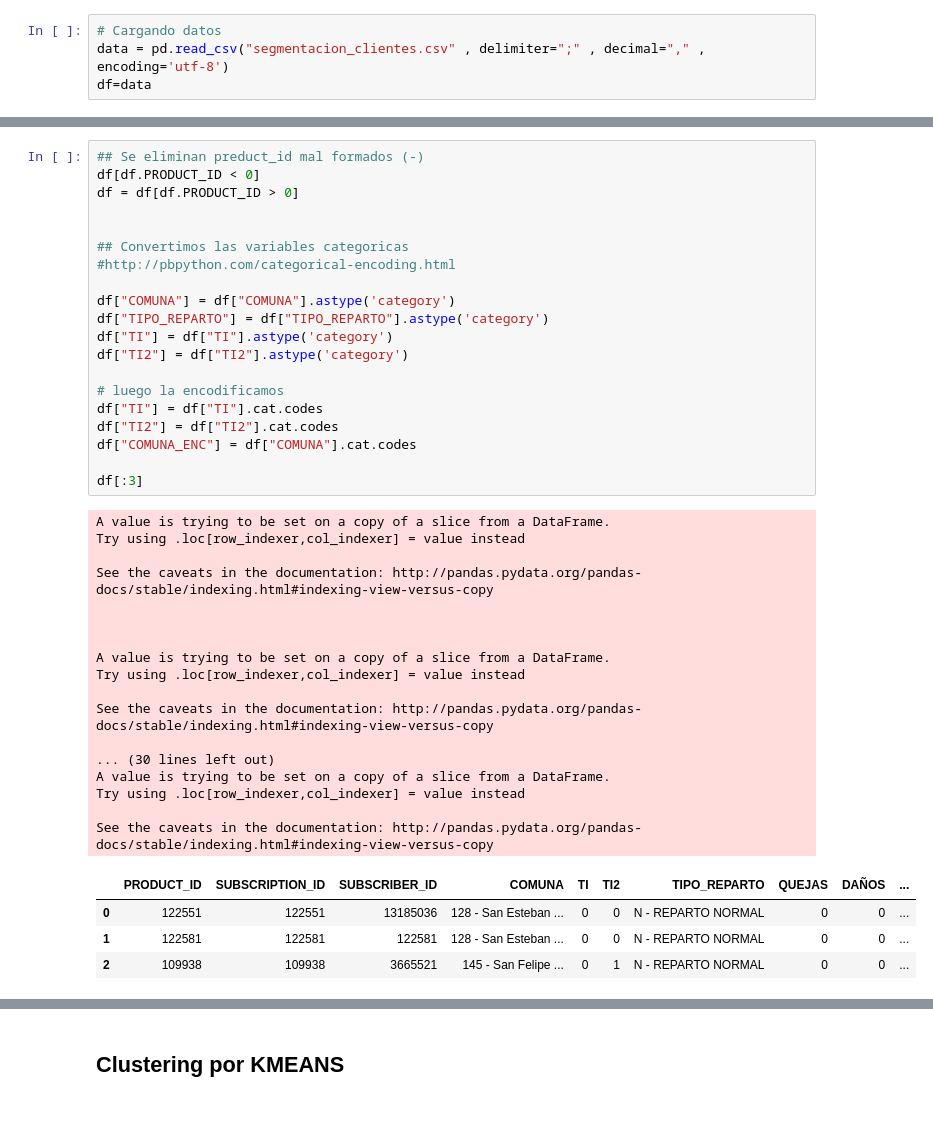
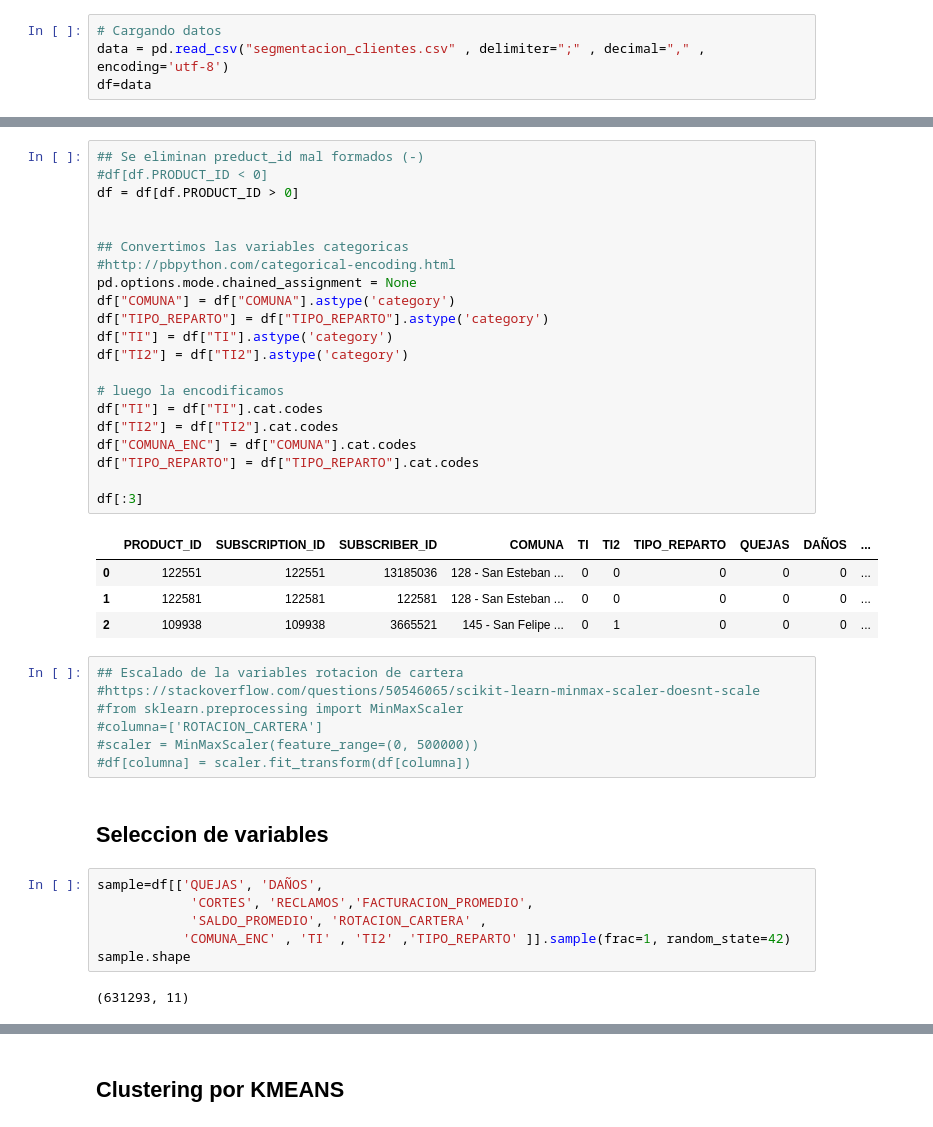
Before and after one commit to slotbite/Jupyter-Notebook, a Jupyter notebook: Modelos/Segmentacion de clientes/Coordenadas Paralelas Kmeans.ipynb, the cells around one changed output, grey strips where cells are left out. Saved outputs shown, nothing was run; the diff lists cells and outputs as text.

```diff
--- a/Modelos/Segmentacion de clientes/Coordenadas Paralelas Kmeans.ipynb
+++ b/Modelos/Segmentacion de clientes/Coordenadas Paralelas Kmeans.ipynb
@@ -24,42 +22,43 @@ Index(['PRODUCT_ID', 'SUBSCRIPTION_ID', 'SUBSCRIBER_ID', 'COMUNA', 'TI', 'TI2',
 # %%
 ## Se eliminan preduct_id mal formados (-)
-df[df.PRODUCT_ID < 0]
+#df[df.PRODUCT_ID < 0]
 df = df[df.PRODUCT_ID > 0]
 
 
 ## Convertimos las variables categoricas
 #http://pbpython.com/categorical-encoding.html
-
+pd.options.mode.chained_assignment = None
 df["COMUNA"] = df["COMUNA"].astype('category')
 df["TIPO_REPARTO"] = df["TIPO_REPARTO"].astype('category')
 df["TI"] = df["TI"].astype('category')
 df["TI2"] = df["TI2"].astype('category')
 
 # luego la encodificamos
 df["TI"] = df["TI"].cat.codes
 df["TI2"] = df["TI2"].cat.codes
 df["COMUNA_ENC"] = df["COMUNA"].cat.codes
+df["TIPO_REPARTO"] = df["TIPO_REPARTO"].cat.codes
 
 df[:3]
 # %% [output]
-A value is trying to be set on a copy of a slice from a DataFrame.
-Try using .loc[row_indexer,col_indexer] = value instead
-
-See the caveats in the documentation: http://pandas.pydata.org/pandas-docs/stable/indexing.html#indexing-view-versus-copy
-
-
-
-A value is trying to be set on a copy of a slice from a DataFrame.
-Try using .loc[row_indexer,col_indexer] = value instead
-
-See the caveats in the documentation: http://pandas.pydata.org/pandas-docs/stable/indexing.html#indexing-view-versus-copy
-
-... (30 lines left out)
-A value is trying to be set on a copy of a slice from a DataFrame.
-Try using .loc[row_indexer,col_indexer] = value instead
-
-See the caveats in the documentation: http://pandas.pydata.org/pandas-docs/stable/indexing.html#indexing-view-versus-copy
 |  | PRODUCT_ID | SUBSCRIPTION_ID | SUBSCRIBER_ID | COMUNA | TI | TI2 | TIPO_REPARTO | QUEJAS | DAÑOS | ... |
-| 0 | 122551 | 122551 | 13185036 | 128 - San Esteban ... | 0 | 0 | N - REPARTO NORMAL | 0 | 0 | ... |
-| 1 | 122581 | 122581 | 122581 | 128 - San Esteban ... | 0 | 0 | N - REPARTO NORMAL | 0 | 0 | ... |
-| 2 | 109938 | 109938 | 3665521 | 145 - San Felipe ... | 0 | 1 | N - REPARTO NORMAL | 0 | 0 | ... |
+| 0 | 122551 | 122551 | 13185036 | 128 - San Esteban ... | 0 | 0 | 0 | 0 | 0 | ... |
+| 1 | 122581 | 122581 | 122581 | 128 - San Esteban ... | 0 | 0 | 0 | 0 | 0 | ... |
+| 2 | 109938 | 109938 | 3665521 | 145 - San Felipe ... | 0 | 1 | 0 | 0 | 0 | ... |
+# %%
+## Escalado de la variables rotacion de cartera
+#https://stackoverflow.com/questions/50546065/scikit-learn-minmax-scaler-doesnt-scale
+#from sklearn.preprocessing import MinMaxScaler
+#columna=['ROTACION_CARTERA']
+#scaler = MinMaxScaler(feature_range=(0, 500000))
+#df[columna] = scaler.fit_transform(df[columna])
+# %% [markdown]
+## Seleccion de variables
+# %%
+sample=df[['QUEJAS', 'DAÑOS',
+            'CORTES', 'RECLAMOS','FACTURACION_PROMEDIO',
+            'SALDO_PROMEDIO', 'ROTACION_CARTERA' ,
+           'COMUNA_ENC' , 'TI' , 'TI2' ,'TIPO_REPARTO' ]].sample(frac=1, random_state=42)
+sample.shape
+# %% [output]
+(631293, 11)
```
Also changed, not shown: parts of 13 cells of this notebook, 2 other files.
